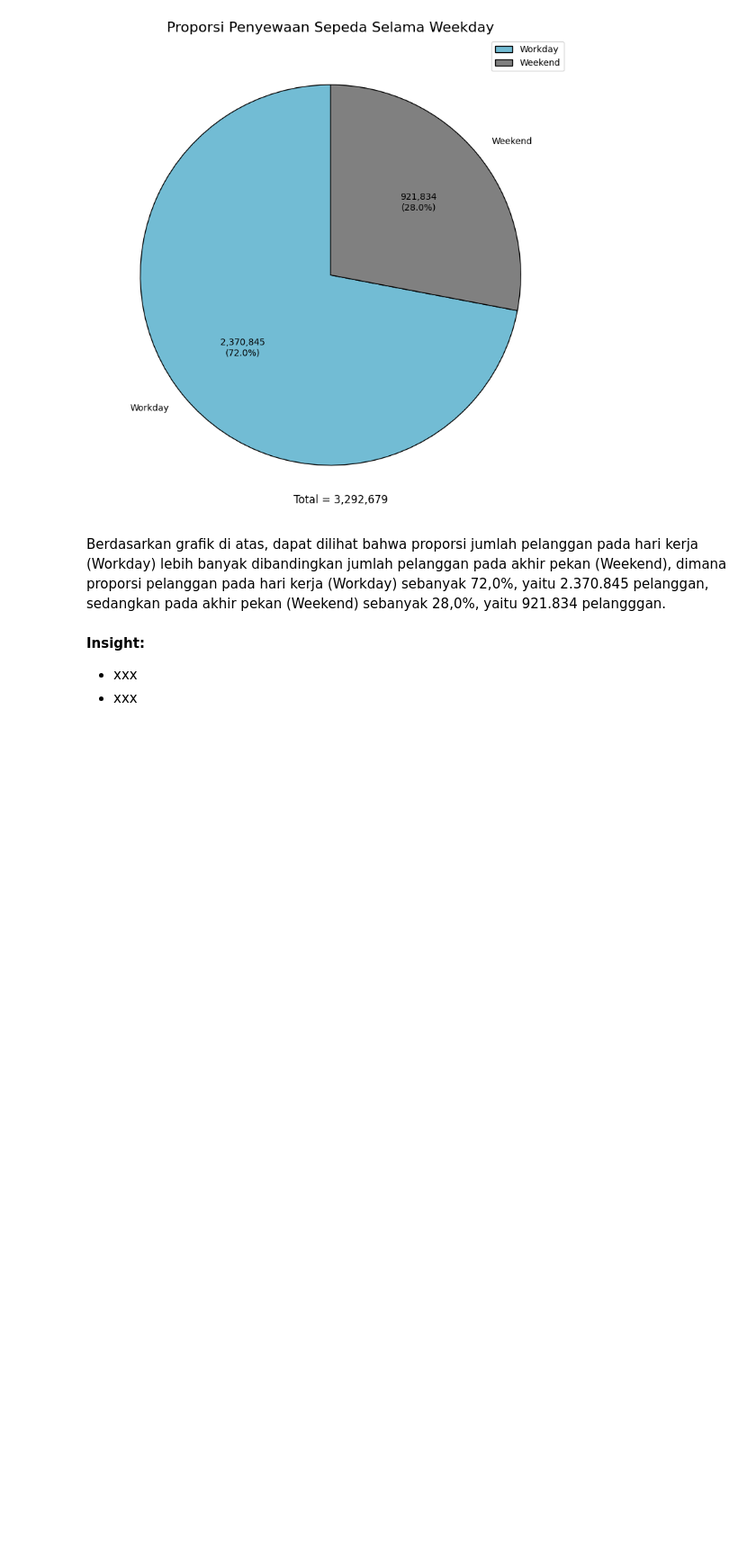
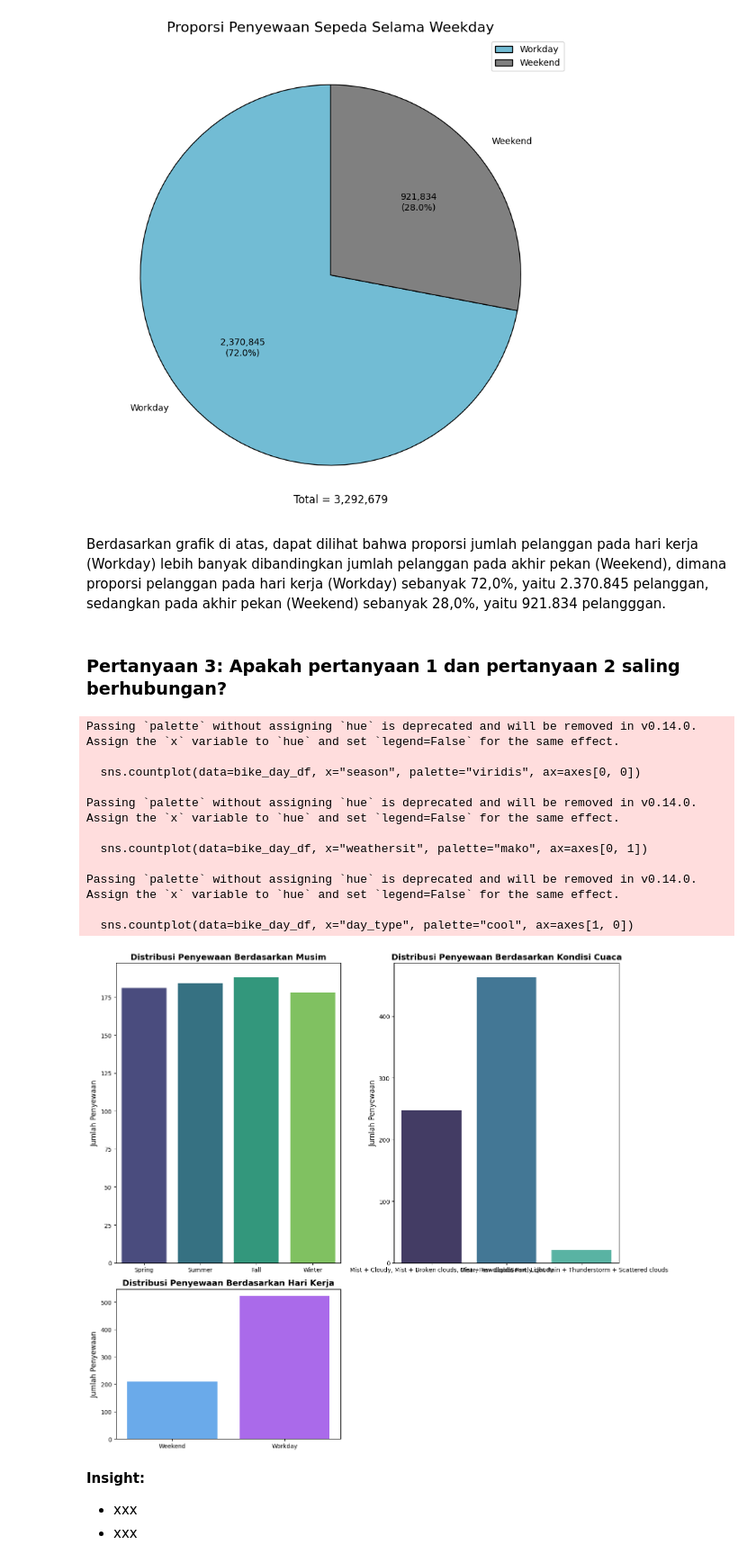
Before and after one commit to Nauviii/first_project_DataAnalayst, a Jupyter notebook: Notebook.ipynb, the cells around one changed output. Shown: that part at 90% size. Cells and saved outputs as stored; diff of their text form; code cells hidden in the pictures; blank space fills up the shorter version.

```diff
--- a/Notebook.ipynb
+++ b/Notebook.ipynb
@@ -613,6 +619,52 @@ plt.show()
 [figure]
 # %% [markdown]
 Berdasarkan grafik di atas, dapat dilihat bahwa proporsi jumlah pelanggan pada hari kerja (Workday) lebih banyak dibandingkan jumlah pelanggan pada akhir pekan (Weekend), dimana proporsi pelanggan pada hari kerja (Workday) sebanyak 72,0%, yaitu 2.370.845 pelanggan, sedangkan pada akhir pekan (Weekend) sebanyak 28,0%, yaitu 921.834 pelangggan.
+# %% [markdown]
+### Pertanyaan 3: Apakah pertanyaan 1 dan pertanyaan 2 saling berhubungan?
+# %%
+# Hubungan variabel kategorikal (season, weather, workingday) terhadap variabel numerik (jumlah pelanggan/cnt).
+# # Menghitung rata-rata/total jumlah pelanggan berdasarkan kombinasi musim, cuaca, dan hari kerja.
+# summary = bike_day_df.groupby(["season", "weathersit", "workingday"])["cnt"].mean().reset_index()
+
+# Membuat Visualisasi Countplot Untuk Memeriksa Distribusi Kategori
+fig, axes = plt.subplots(2, 2, figsize=(14, 12), gridspec_kw={'height_ratios': [1, 0.5]})
+
+# Countplot untuk Season
+sns.countplot(data=bike_day_df, x="season", palette="viridis", ax=axes[0, 0])
+axes[0, 0].set_title("Distribusi Penyewaan Berdasarkan Musim", fontsize=14, fontweight="bold")
+axes[0, 0].set_xlabel(None)
+axes[0, 0].set_ylabel("Jumlah Penyewaan", fontsize=12)
+
+# Countplot untuk Weathersit
+sns.countplot(data=bike_day_df, x="weathersit", palette="mako", ax=axes[0, 1])
+axes[0, 1].set_title("Distribusi Penyewaan Berdasarkan Kondisi Cuaca", fontsize=14, fontweight="bold")
+axes[0, 1].set_xlabel(None)
+axes[0, 1].set_ylabel("Jumlah Penyewaan", fontsize=12)
+
+# Countplot untuk Workingday
+sns.countplot(data=bike_day_df, x="day_type", palette="cool", ax=axes[1, 0])
+axes[1, 0].set_title("Distribusi Penyewaan Berdasarkan Hari Kerja", fontsize=14, fontweight="bold")
+axes[1, 0].set_xlabel(None)
+axes[1, 0].set_ylabel("Jumlah Penyewaan", fontsize=12)
+
+# Menghapus subplot kosong
+axes[1, 1].axis('off')
+
+plt.tight_layout()
+plt.show()
+# %% [output]
+Passing `palette` without assigning `hue` is deprecated and will be removed in v0.14.0. Assign the `x` variable to `hue` and set `legend=False` for the same effect.
+
+  sns.countplot(data=bike_day_df, x="season", palette="viridis", ax=axes[0, 0])
+
+Passing `palette` without assigning `hue` is deprecated and will be removed in v0.14.0. Assign the `x` variable to `hue` and set `legend=False` for the same effect.
+
+  sns.countplot(data=bike_day_df, x="weathersit", palette="mako", ax=axes[0, 1])
+
+Passing `palette` without assigning `hue` is deprecated and will be removed in v0.14.0. Assign the `x` variable to `hue` and set `legend=False` for the same effect.
+
+  sns.countplot(data=bike_day_df, x="day_type", palette="cool", ax=axes[1, 0])
+[figure, added]
 # %% [markdown]
 **Insight:**
 - xxx
```
Also changed, not shown: parts of 2 cells of this notebook.
